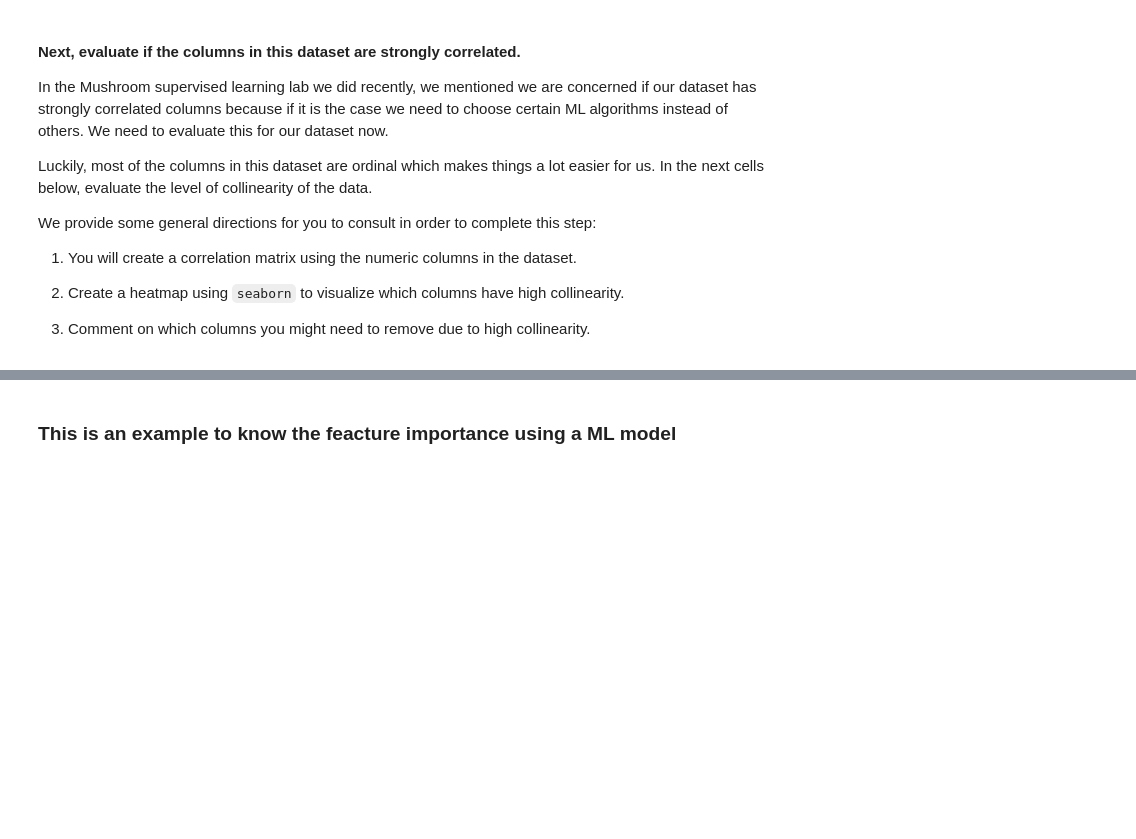
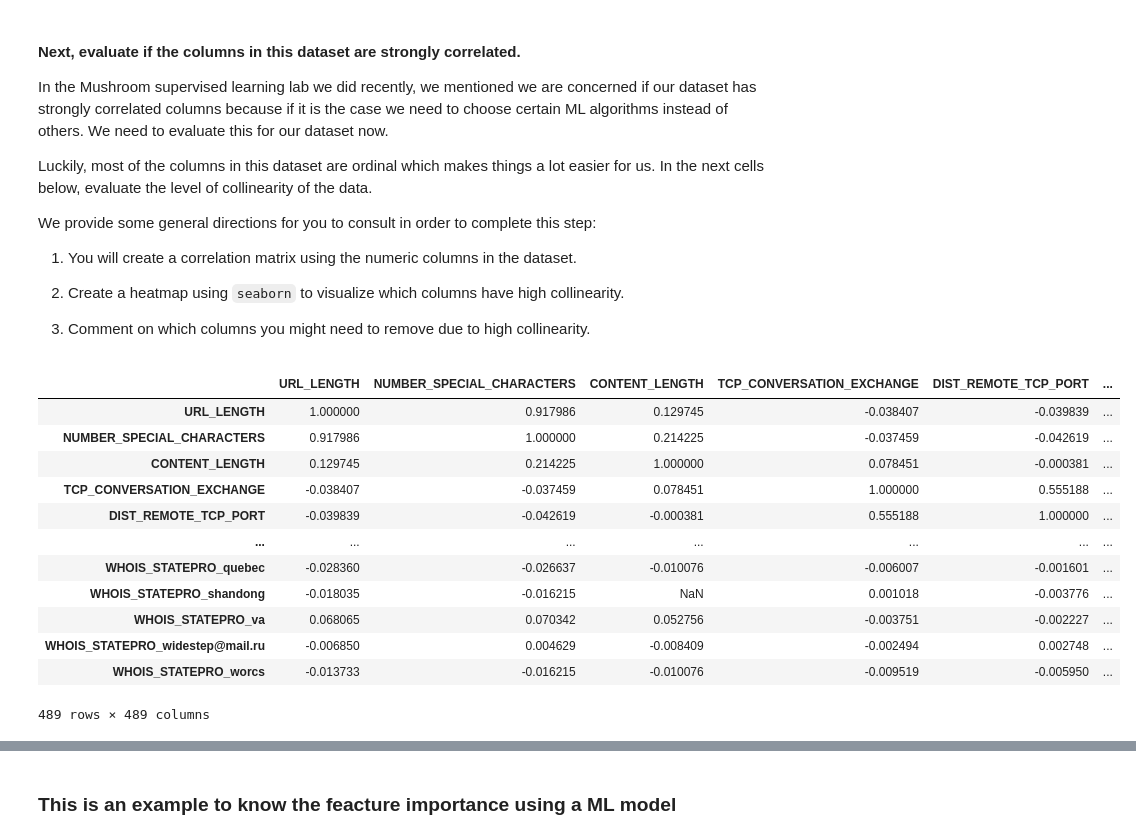
Before and after one commit to ironhack-labs/lab-supervised-learning-en, a Jupyter notebook: your-code/main.ipynb, the cells around one changed output, grey strips where cells are left out. Cells and saved outputs as stored; diff of their text form; code cells hidden in the pictures; blank space fills up the shorter version.

```diff
--- a/your-code/main.ipynb
+++ b/your-code/main.ipynb
@@ -149,0 +148,20 @@ We provide some general directions for you to consult in order to complete this
+# %%
+# 1. Create a correlation matrix
+corr_matrix = websites_encoded.corr(numeric_only=True)
+corr_matrix
+# Result is a matrix (489x489)
+# When you compute correlations, pandas compares each of those 489 columns with each other, including itself. => That’s why you get a square matrix
+# %% [output]
+|  | URL_LENGTH | NUMBER_SPECIAL_CHARACTERS | CONTENT_LENGTH | TCP_CONVERSATION_EXCHANGE | DIST_REMOTE_TCP_PORT | ... |
+| URL_LENGTH | 1.000000 | 0.917986 | 0.129745 | -0.038407 | -0.039839 | ... |
+| NUMBER_SPECIAL_CHARACTERS | 0.917986 | 1.000000 | 0.214225 | -0.037459 | -0.042619 | ... |
+| CONTENT_LENGTH | 0.129745 | 0.214225 | 1.000000 | 0.078451 | -0.000381 | ... |
+| TCP_CONVERSATION_EXCHANGE | -0.038407 | -0.037459 | 0.078451 | 1.000000 | 0.555188 | ... |
+| DIST_REMOTE_TCP_PORT | -0.039839 | -0.042619 | -0.000381 | 0.555188 | 1.000000 | ... |
+| ... | ... | ... | ... | ... | ... | ... |
+| WHOIS_STATEPRO_quebec | -0.028360 | -0.026637 | -0.010076 | -0.006007 | -0.001601 | ... |
+| WHOIS_STATEPRO_shandong | -0.018035 | -0.016215 | NaN | 0.001018 | -0.003776 | ... |
+| WHOIS_STATEPRO_va | 0.068065 | 0.070342 | 0.052756 | -0.003751 | -0.002227 | ... |
+| WHOIS_STATEPRO_widestep@mail.ru | -0.006850 | 0.004629 | -0.008409 | -0.002494 | 0.002748 | ... |
+| WHOIS_STATEPRO_worcs | -0.013733 | -0.016215 | -0.010076 | -0.009519 | -0.005950 | ... |
+489 rows × 489 columns
```
Also changed, not shown: parts of 11 cells of this notebook.
